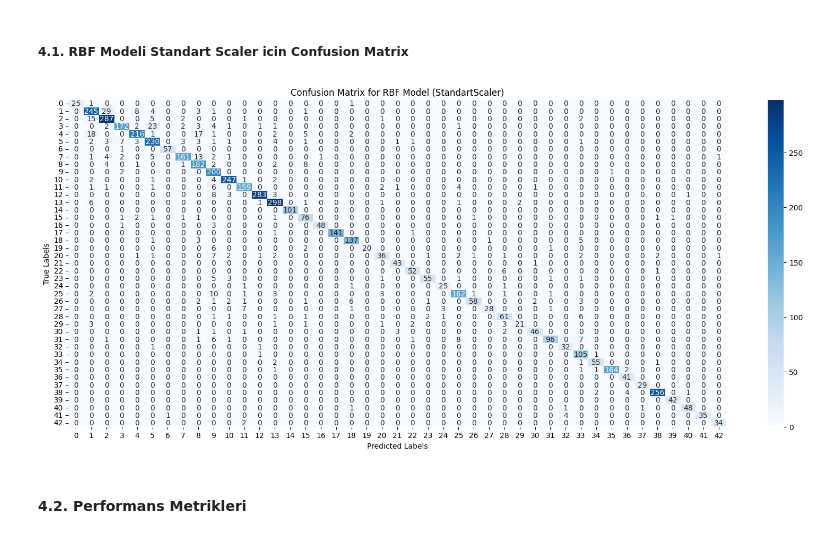
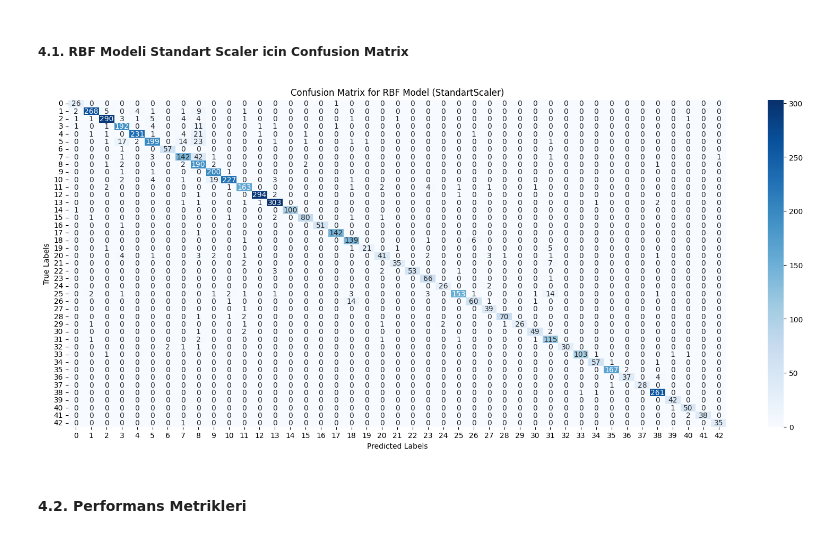
Before and after one commit to emreozeren/Uskudar_Unv_YSA, a Jupyter notebook: Yapay_Sinir_Aglari_234329046_Emre_Ozeren.ipynb, the cells around one changed output. Cells and saved outputs as stored; diff of their text form; code cells hidden in the pictures.

```diff
--- a/Yapay_Sinir_Aglari_234329046_Emre_Ozeren.ipynb
+++ b/Yapay_Sinir_Aglari_234329046_Emre_Ozeren.ipynb
@@ -402,0 +838,27 @@ Model 1, aşırı öğrenmeyi önlemeye daha fazla odaklanır.
+# %%
+# Veriyi ölçeklendir
+scaler = StandardScaler()
+X_scaled = scaler.fit_transform(X)
+
+# Sınıfları One-Hot encode et
+encoder = OneHotEncoder()
+y_encoded = encoder.fit_transform(y.reshape(-1, 1))
+
+# Eğitim ve test bölünmesi
+X_train, X_test, y_train, y_test = train_test_split(X_scaled, y_encoded, test_size=0.3, random_state=42)
+
+# RBF ağı oluştur ve eğit
+num_centers = 50
+output_dim = y_train.shape[1]
+rbf_net = RBFNetwork(num_centers=num_centers, output_dim=output_dim, beta=0.1)
+rbf_net.fit(X_train, y_train)
+
+# Tahmin yap ve doğruluğu hesapla
+y_pred = rbf_net.predict(X_test)
+y_pred_classes = np.argmax(y_pred, axis=1)
+
+# Convert y_test_classes to a 1D NumPy array:
+y_test_classes = np.argmax(y_test.toarray(), axis=1) # Convert to dense array before argmax
+
+accuracy = accuracy_score(y_test_classes, y_pred_classes)
+print(f"Accuracy: {accuracy * 100:.2f}%")
@@ -464,19 +1030,19 @@ def create_rbf_model_standart(input_dim, num_classes):
 
 # Modeli oluşturma ve derleme
 num_classes = len(np.unique(y_train))
-model_rbf_standart = create_rbf_model_standart(X_train_StandartScaler.shape[1], num_classes)
-model_rbf_standart.compile(optimizer=Adam(learning_rate=0.001),
+model_rbf_standart1 = create_rbf_model_standart(X_train_StandartScaler.shape[1], num_classes)
+model_rbf_standart1.compile(optimizer=Adam(learning_rate=0.001),
                          loss='sparse_categorical_crossentropy',
                          metrics=['accuracy'])
 
 # Modeli eğitme
-model_rbf_standart.fit(X_train_StandartScaler, y_train, epochs=10, batch_size=32, verbose=1)
+model_rbf_standart1.fit(X_train_StandartScaler, y_train, epochs=20, batch_size=42, verbose=1)
 
 # Test verileri üzerinde tahmin yapma
-y_pred_rbf_standart = np.argmax(model_rbf_standart.predict(X_test_StandartScaler), axis=1)
+y_pred_rbf_standart1 = np.argmax(model_rbf_standart1.predict(X_test_StandartScaler), axis=1)
 
 # Sonuçları değerlendirme
 print("RBF Model Sonuçları (StandartScaler):")
-print(classification_report(y_test, y_pred_rbf_standart))
-print(confusion_matrix(y_test, y_pred_rbf_standart))
+print(classification_report(y_test, y_pred_rbf_standart1))
+print(confusion_matrix(y_test, y_pred_rbf_standart1))
 # %% [output]
@@ -608,16 +1171,16 @@ plt.show()
 ##### 4.1. RBF Modeli Standart Scaler icin Confusion Matrix
 # %%
 # RBF Model (StandartScaler) icin Confusion Matrix
-cm_rbf_standart = confusion_matrix(y_test, y_pred_rbf_standart)
+cm_rbf_standart = confusion_matrix(y_test, y_pred_rbf_standart1)
 
 plt.figure(figsize=(20, 8))
 sns.heatmap(cm_rbf_standart, annot=True, fmt='d', cmap='Blues')
 plt.title('Confusion Matrix for RBF Model (StandartScaler)')
 plt.xlabel('Predicted Labels')
 plt.ylabel('True Labels')
 plt.show()
 # %% [output]
-[figure, old version]
+[figure, new version]
 # %% [markdown]
 #### 4.2. Performans Metrikleri
 # %% [markdown]
```
Also changed, not shown: parts of 36 cells of this notebook.
